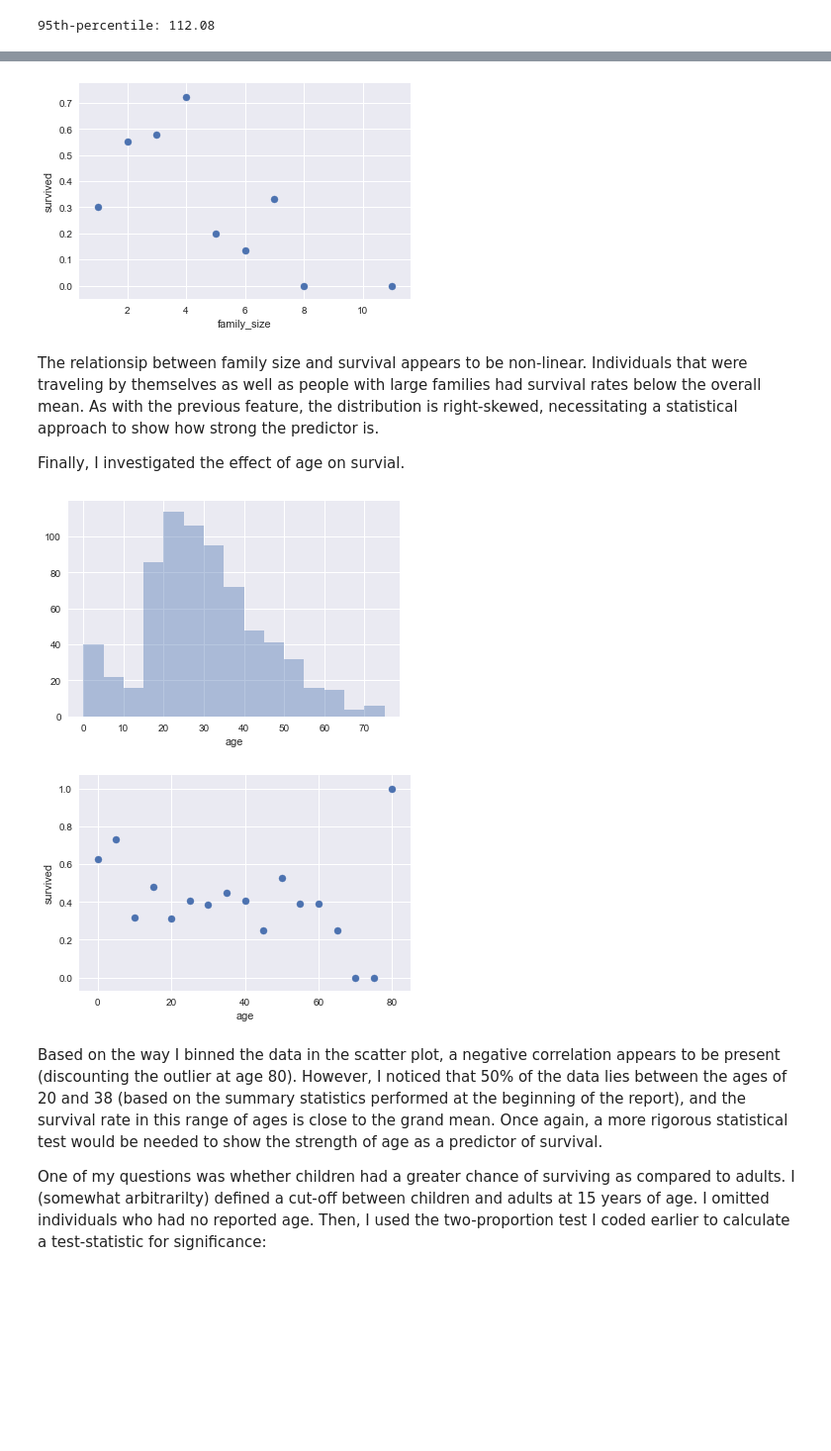
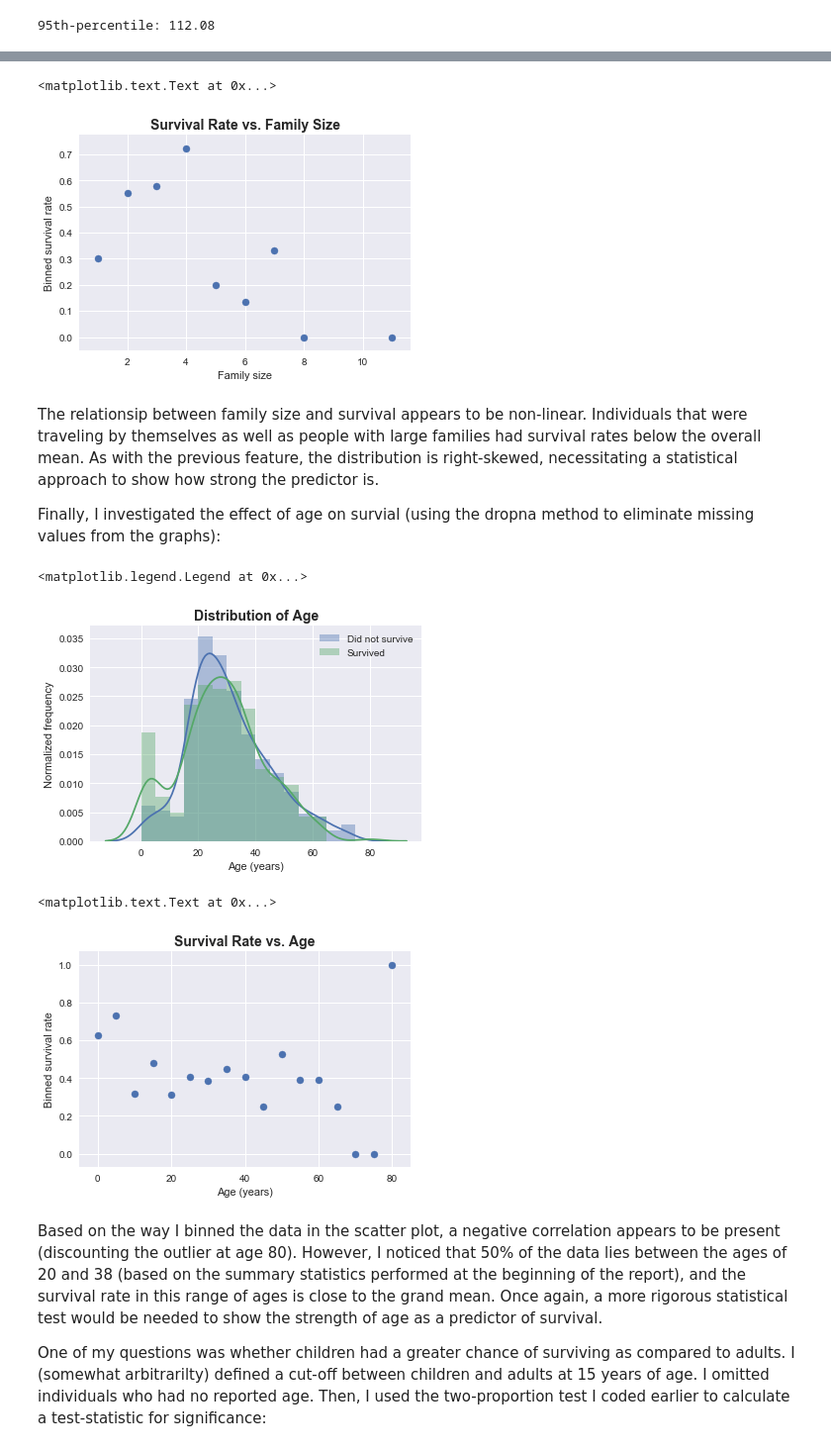
Before and after one commit to joshtice/Titanic_project, a Jupyter notebook: Titanic.ipynb, the cells around one changed output, grey strips where cells are left out. Shown: that part at 99% size. Drawn from its saved outputs; the diff is of its cells as text; code cells hidden in the pictures; blank space fills up the shorter version.

```diff
--- a/Titanic.ipynb
+++ b/Titanic.ipynb
@@ -317,19 +402,33 @@ g = sns.distplot(df.family_size, bins=range(1, 12, 1), kde=False)
 # %%
-g = sns.regplot(x='family_size', y='survived', data=df, x_bins=range(0, 12, 1), fit_reg=False, ci=False)
+sns.regplot(x='family_size', y='survived', data=df, x_bins=range(0, 12, 1), fit_reg=False, ci=False)
+plt.title('Survival Rate vs. Family Size', fontsize=14, fontweight='bold')
+plt.xlabel('Family size')
+plt.ylabel('Binned survival rate')
 # %% [output]
+<matplotlib.text.Text at 0x...>
-[figure, old version]
+[figure, new version]
 # %% [markdown]
 The relationsip between family size and survival appears to be non-linear. Individuals that were traveling by themselves as well as people with large families had survival rates below the overall mean. As with the previous feature, the distribution is right-skewed, necessitating a statistical approach to show how strong the predictor is.
 
-Finally, I investigated the effect of age on survial.
+Finally, I investigated the effect of age on survial (using the dropna method to eliminate missing values from the graphs):
-# %%
-g = sns.distplot(df.age.dropna(), bins=range(0, 80, 5), kde=False)
-# %% [output]
-[figure, removed]
+# %%
+sns.distplot(df.age.dropna()[df.survived == 0], bins=range(0, 80, 5))
+sns.distplot(df.age.dropna()[df.survived == 1], bins=range(0, 80, 5))
+plt.title('Distribution of Age', fontsize=14, fontweight='bold')
+plt.xlabel('Age (years)')
+plt.ylabel('Normalized frequency')
+plt.legend(['Did not survive', 'Survived'])
+# %% [output]
+<matplotlib.legend.Legend at 0x...>
+[figure, added]
 # %%
 g = sns.regplot(x='age', y='survived', data=df, x_bins=range(0, 100, 5), fit_reg=False, ci=False)
+plt.title('Survival Rate vs. Age', fontsize=14, fontweight='bold')
+plt.xlabel('Age (years)')
+plt.ylabel('Binned survival rate')
 # %% [output]
+<matplotlib.text.Text at 0x...>
-[figure, old version]
+[figure, new version]
 # %% [markdown]
 Based on the way I binned the data in the scatter plot, a negative correlation appears to be present (discounting the outlier at age 80). However, I noticed that 50% of the data lies between the ages of 20 and 38 (based on the summary statistics performed at the beginning of the report), and the survival rate in this range of ages is close to the grand mean. Once again, a more rigorous statistical test would be needed to show the strength of age as a predictor of survival.
 
```
Also changed, not shown: parts of 32 cells of this notebook, 1 other file.
